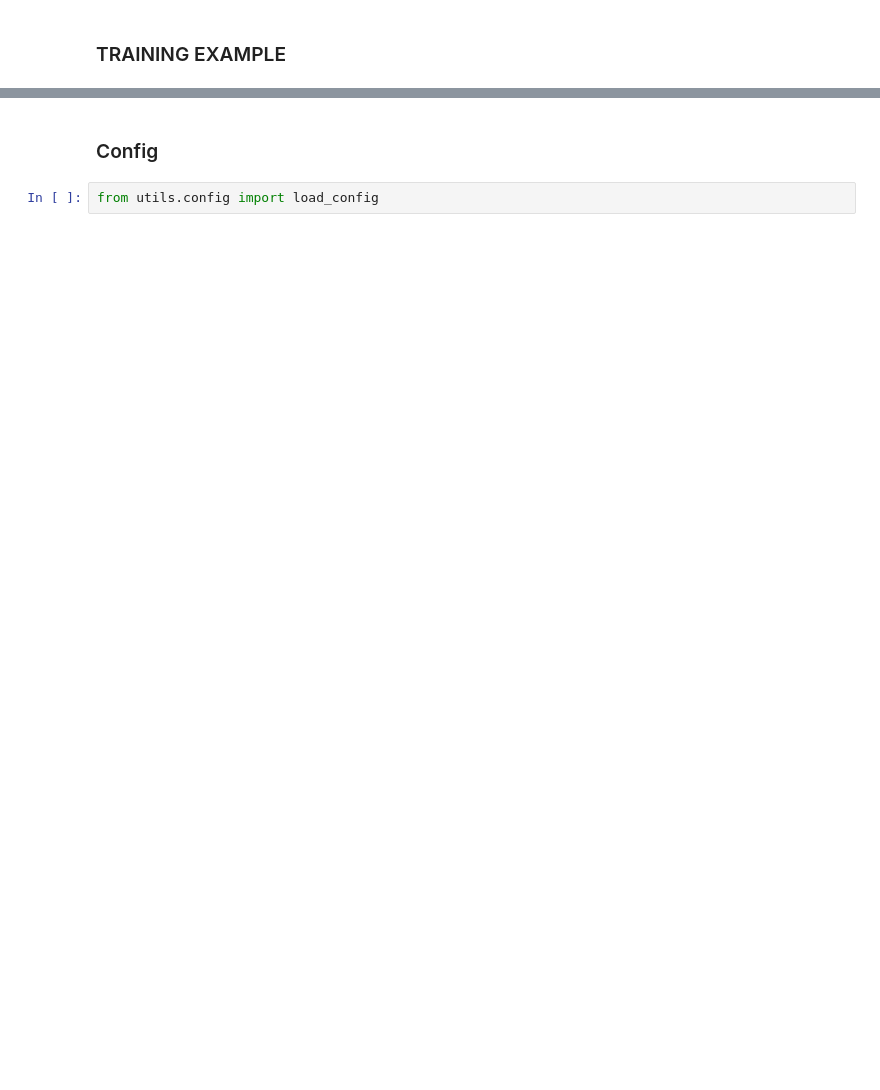
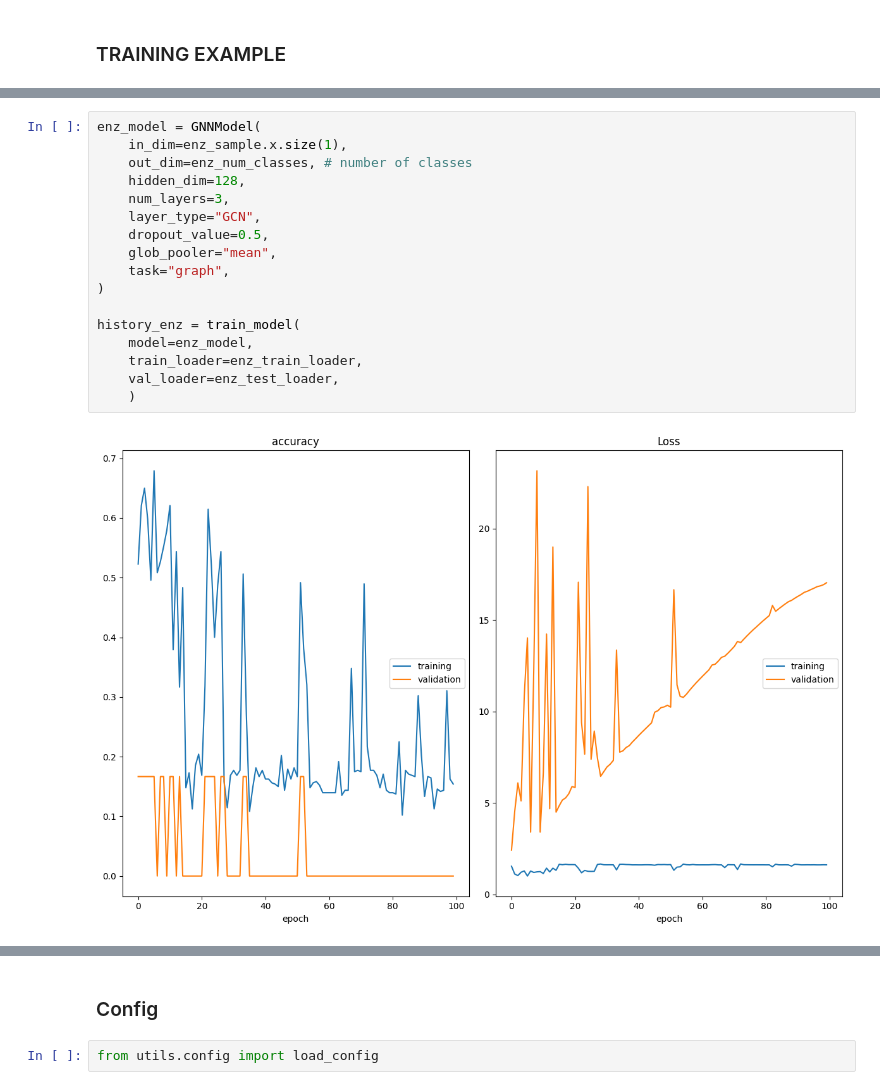
Before and after one commit to jlederer1/gnn_playground, a Jupyter notebook: notebooks/playground.ipynb, the cells around one changed output, grey strips where cells are left out. Cells and saved outputs as stored; diff of their text form; blank space fills up the shorter version.

```diff
--- a/notebooks/playground.ipynb
+++ b/notebooks/playground.ipynb
@@ -187,0 +246,19 @@ Epoch 101/100, Loss: 0.5815, Accuracy: 0.7647, Val Loss: 0.4267, Val Accuracy: 0
+# %%
+enz_model = GNNModel(
+    in_dim=enz_sample.x.size(1),
+    out_dim=enz_num_classes, # number of classes
+    hidden_dim=128,
+    num_layers=3,
+    layer_type="GCN",
+    dropout_value=0.5,
+    glob_pooler="mean",
+    task="graph",
+)
+
+history_enz = train_model(
+    model=enz_model,
+    train_loader=enz_train_loader,
+    val_loader=enz_test_loader,
+    )
+# %% [output]
+[figure, added]
```
Also changed, not shown: parts of 12 cells of this notebook, 9 other files.
